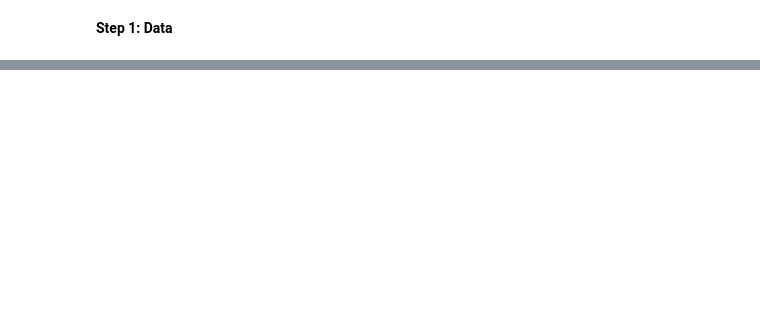
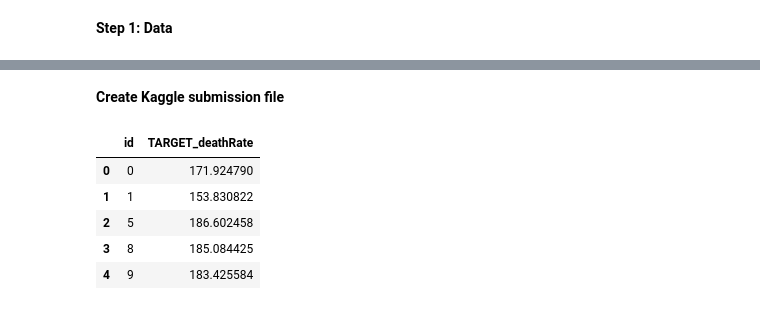
Before and after one commit to josh-niemantsverdriet/cs6073-hw1, a Jupyter notebook: main.ipynb, the cells around one changed output, grey strips where cells are left out. Drawn from its saved outputs; the diff is of its cells as text; code cells hidden in the pictures; blank space fills up the shorter version.

```diff
--- a/main.ipynb
+++ b/main.ipynb
@@ -124,0 +144,20 @@ df['PctPrivateCoverageAlone'] = df['PctPrivateCoverageAlone'].fillna(
+# %%
+# Scale numeric columns and one-hot encode binnedInc.
+numeric_columns = X_train.select_dtypes(include='number').columns
+text_columns = X_train.select_dtypes(exclude='number').columns
+preprocessor = ColumnTransformer([
+    ('numeric', StandardScaler(), numeric_columns),
+    ('text', OneHotEncoder(handle_unknown='ignore', sparse_output=False), text_columns),
+])
+X_train_scaled = preprocessor.fit_transform(X_train)
+X_val_scaled = preprocessor.transform(X_val)
+X_test_scaled = preprocessor.transform(X_test)
+
+target_scaler = StandardScaler()
+y_train_scaled = target_scaler.fit_transform(y_train.to_numpy().reshape(-1, 1)).ravel()
+
+
+def predict_death_rate(model, features):
+    return target_scaler.inverse_transform(
+        model.predict(features).reshape(-1, 1)
+    ).ravel()
@@ -124,0 +377,52 @@ df['PctPrivateCoverageAlone'] = df['PctPrivateCoverageAlone'].fillna(
+# %% [markdown]
+**Create Kaggle submission file**
+# %%
+# Train the validation-selected DNN on all cleaned training rows,
+# then write predictions in Kaggle's required format.
+kaggle_test = pd.read_csv('test.csv').drop(columns=['PctSomeCol18_24'])
+for column in ['PctEmployed16_Over', 'PctPrivateCoverageAlone']:
+    kaggle_test[column] = kaggle_test[column].fillna(raw_train[column].median())
+
+full_X = raw_train.drop(columns=[TARGET, 'id', 'Geography'])
+full_y = raw_train[TARGET]
+kaggle_X = kaggle_test.drop(columns=['id', 'Geography'])
+
+submission_preprocessor = ColumnTransformer([
+    ('numeric', StandardScaler(), numeric_columns),
+    ('text', OneHotEncoder(handle_unknown='ignore', sparse_output=False), text_columns),
+])
+full_X = submission_preprocessor.fit_transform(full_X)
+kaggle_X = submission_preprocessor.transform(kaggle_X)
+
+submission_target_scaler = StandardScaler()
+full_y = submission_target_scaler.fit_transform(full_y.to_numpy().reshape(-1, 1)).ravel()
+if selected_model_name == 'Linear regression':
+    submission_model = SGDRegressor(
+        loss='squared_error', penalty=None, random_state=SEED
+    )
+else:
+    selected_layers = architectures[selected_model_name]
+    submission_model = MLPRegressor(
+        hidden_layer_sizes=selected_layers, activation='relu', solver='sgd',
+        alpha=0.0, random_state=SEED,
+        max_iter=best_epochs[selected_model_name]
+    )
+
+submission_model.fit(full_X, full_y)
+predictions = submission_target_scaler.inverse_transform(
+    submission_model.predict(kaggle_X).reshape(-1, 1)
+).ravel()
+
+submission = pd.DataFrame({
+    'id': kaggle_test['id'],
+    'TARGET_deathRate': predictions,
+})
+submission.to_csv('submission.csv', index=False)
+submission.head()
+# %% [output]
+|  | id | TARGET_deathRate |
+| 0 | 0 | 171.924790 |
+| 1 | 1 | 153.830822 |
+| 2 | 5 | 186.602458 |
+| 3 | 8 | 185.084425 |
+| 4 | 9 | 183.425584 |
```
Also changed, not shown: parts of 23 cells of this notebook, 6 other files.
